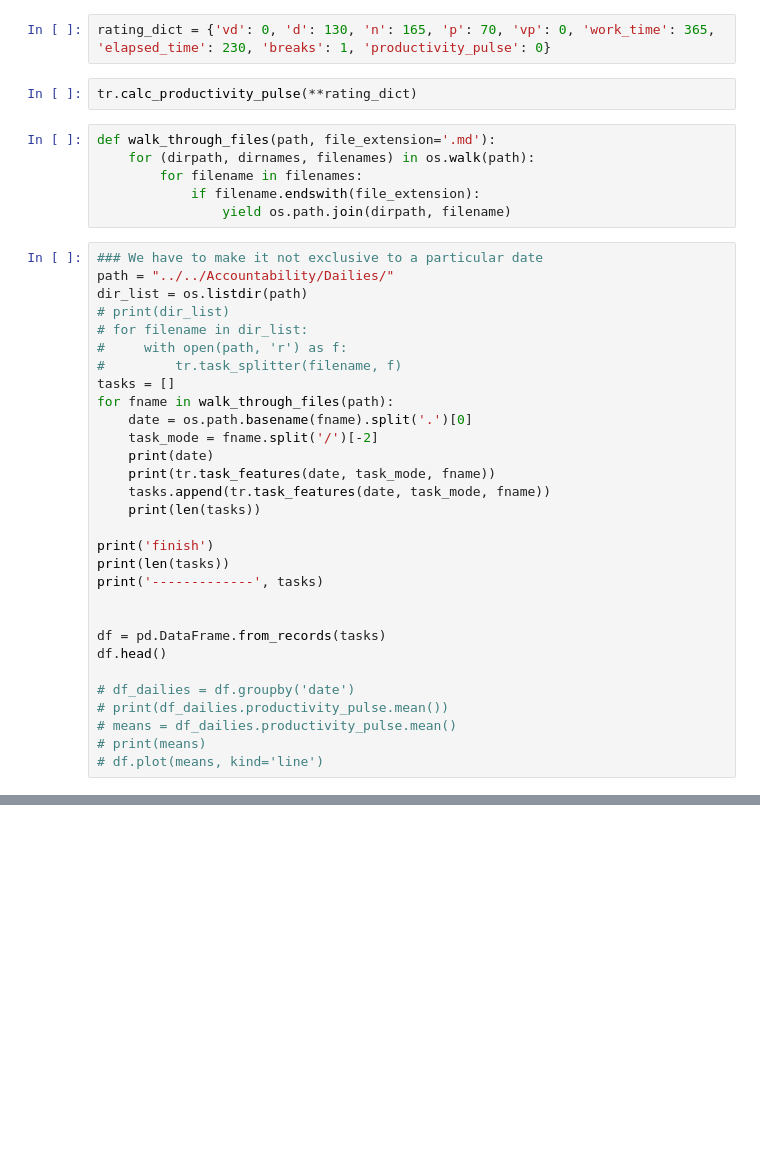
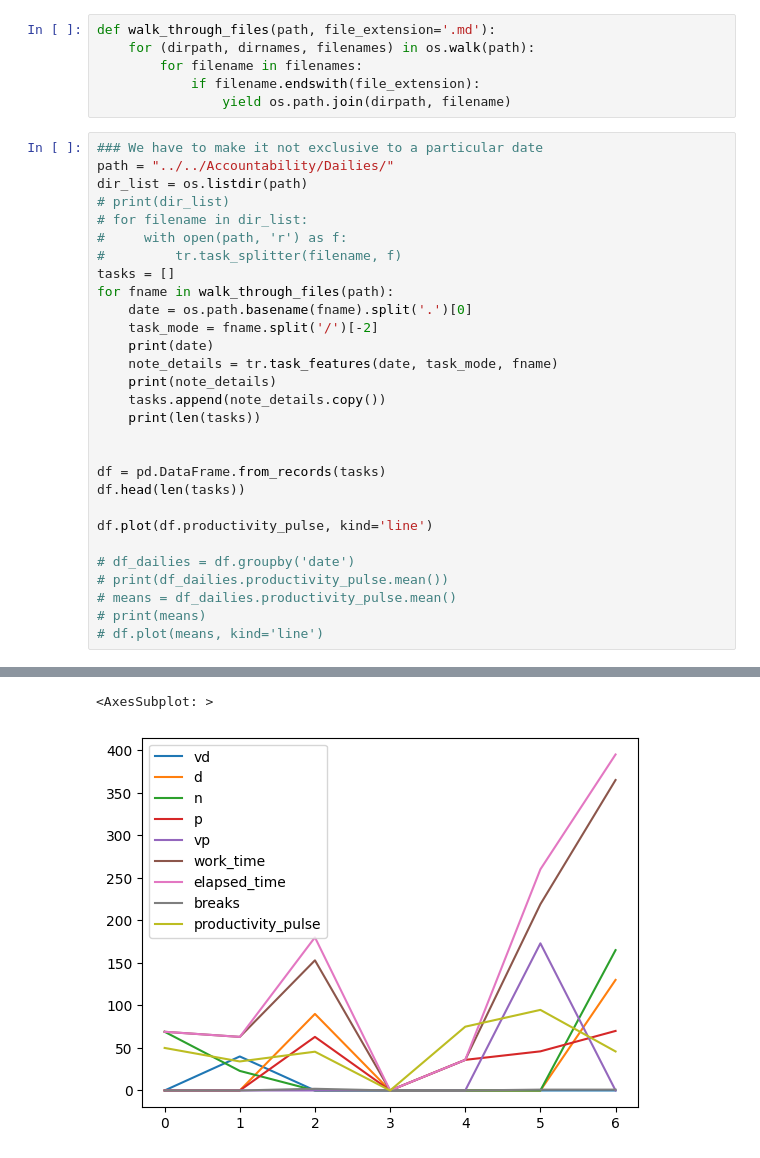
Before and after one commit to WholeOfBagel/nifty-public, a Jupyter notebook: performance_analyzer.ipynb, the cells around one changed output, grey strips where cells are left out. Saved outputs shown, nothing was run; the diff lists cells and outputs as text; blank space fills up the shorter version.

```diff
--- a/performance_analyzer.ipynb
+++ b/performance_analyzer.ipynb
@@ -5,9 +6,5 @@ import pandas as pd
 %load_ext autoreload
 %autoreload 2
-# %%
-rating_dict = {'vd': 0, 'd': 130, 'n': 165, 'p': 70, 'vp': 0, 'work_time': 365, 'elapsed_time': 230, 'breaks': 1, 'productivity_pulse': 0}
-# %%
-tr.calc_productivity_pulse(**rating_dict)
 # %%
 def walk_through_files(path, file_extension='.md'):
     for (dirpath, dirnames, filenames) in os.walk(path):
@@ -27,17 +24,16 @@ for fname in walk_through_files(path):
     date = os.path.basename(fname).split('.')[0]
     task_mode = fname.split('/')[-2]
     print(date)
-    print(tr.task_features(date, task_mode, fname))
-    tasks.append(tr.task_features(date, task_mode, fname))
+    note_details = tr.task_features(date, task_mode, fname)
+    print(note_details)
+    tasks.append(note_details.copy())
     print(len(tasks))
-
-print('finish')
-print(len(tasks))
-print('-------------', tasks)
 
 
 df = pd.DataFrame.from_records(tasks)
-df.head()
+df.head(len(tasks))
+
+df.plot(df.productivity_pulse, kind='line')
 
 # df_dailies = df.groupby('date')
 # print(df_dailies.productivity_pulse.mean())
@@ -70,0 +61,2 @@ finish
+<AxesSubplot: >
+[figure, added]
```
Also changed, not shown: parts of 2 cells of this notebook, 1 other file.
